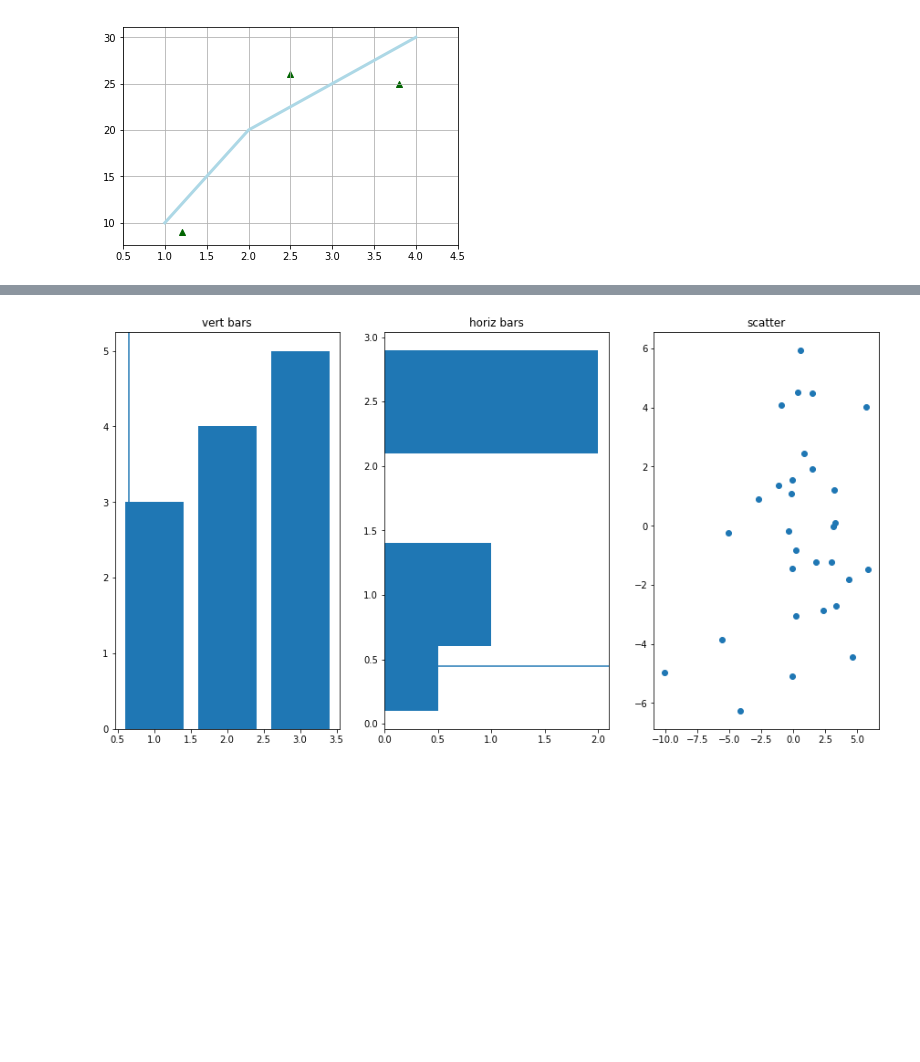
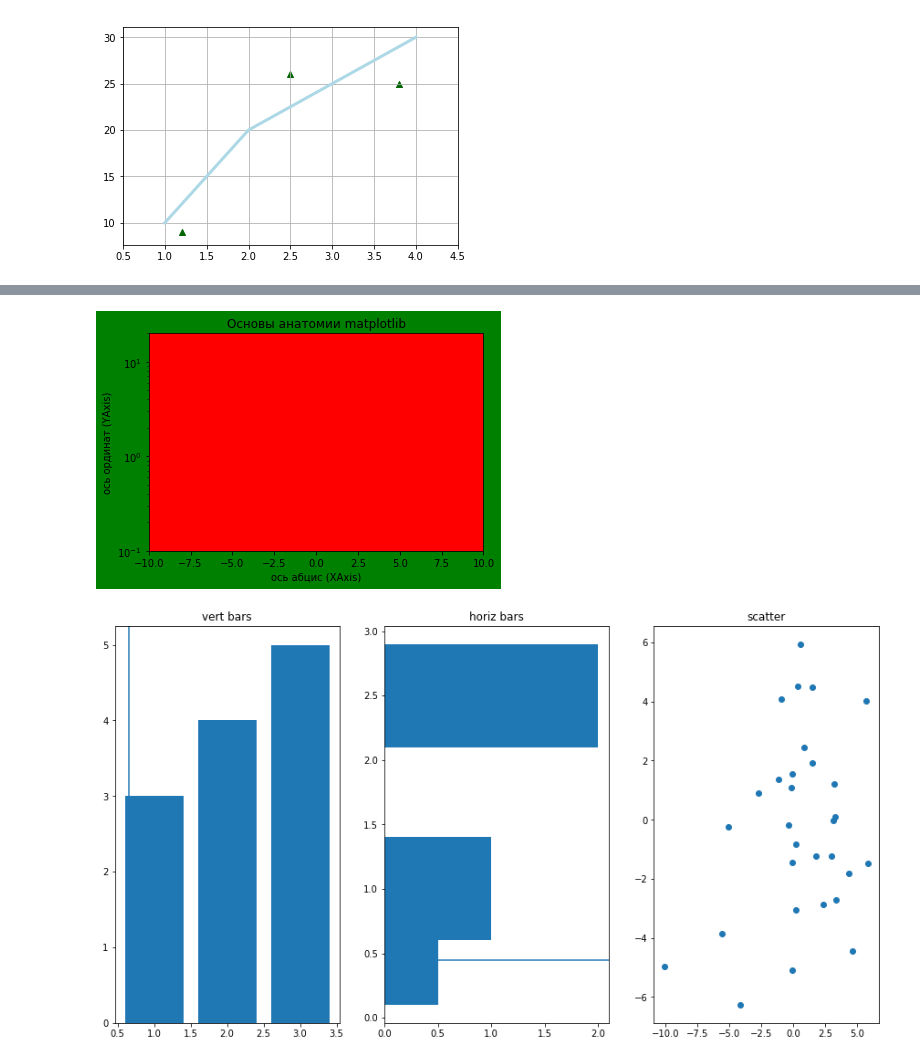
Before and after one commit to xtrueman/ds_course_2020, a Jupyter notebook: visualization.ipynb, the cells around one changed output, grey strips where cells are left out. Drawn from its saved outputs; the diff is of its cells as text; code cells hidden in the pictures; blank space fills up the shorter version.

```diff
--- a/visualization.ipynb
+++ b/visualization.ipynb
@@ -64,3 +70,20 @@ plt.show()
+# %%
+fig = plt.figure()
+ax = fig.add_subplot(111) # We'll explain the "111" later. Basically, 1 row and 1 column.
+
+fig.set_facecolor('green')
+
+ax.set_facecolor('red')
+ax.set_xlim([-10, 10])
+ax.set_ylim([0.1, 20])
+ax.set_yscale('log')
+ax.set_title('Основы анатомии matplotlib')
+ax.set_xlabel('ось абцис (XAxis)')
+ax.set_ylabel('ось ординат (YAxis)')
+
+plt.show()
+# %% [output]
+[figure, added]
 # %%
 # Способ 1 — через .add_subplot
 
```
Also changed, not shown: parts of 9 cells of this notebook, 2 other files.
